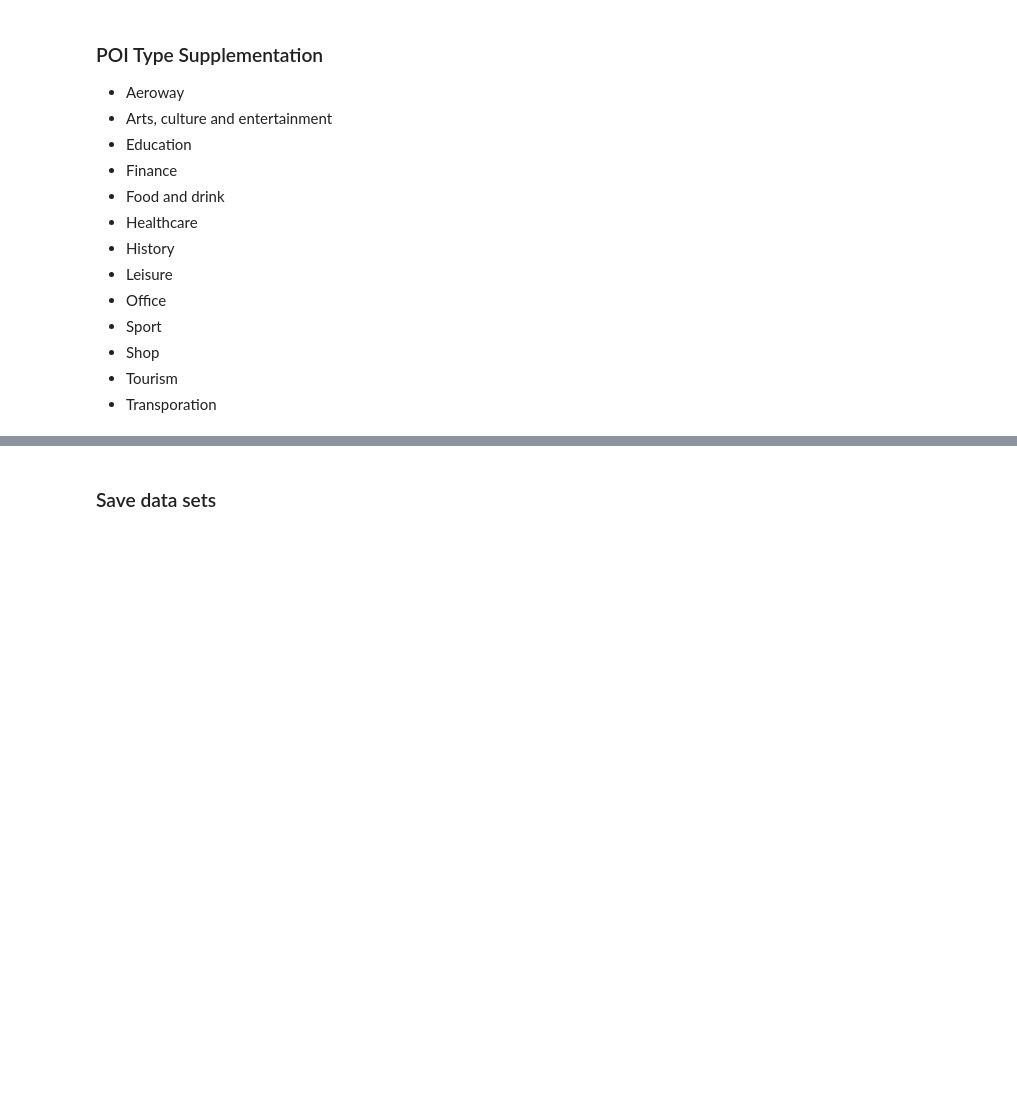
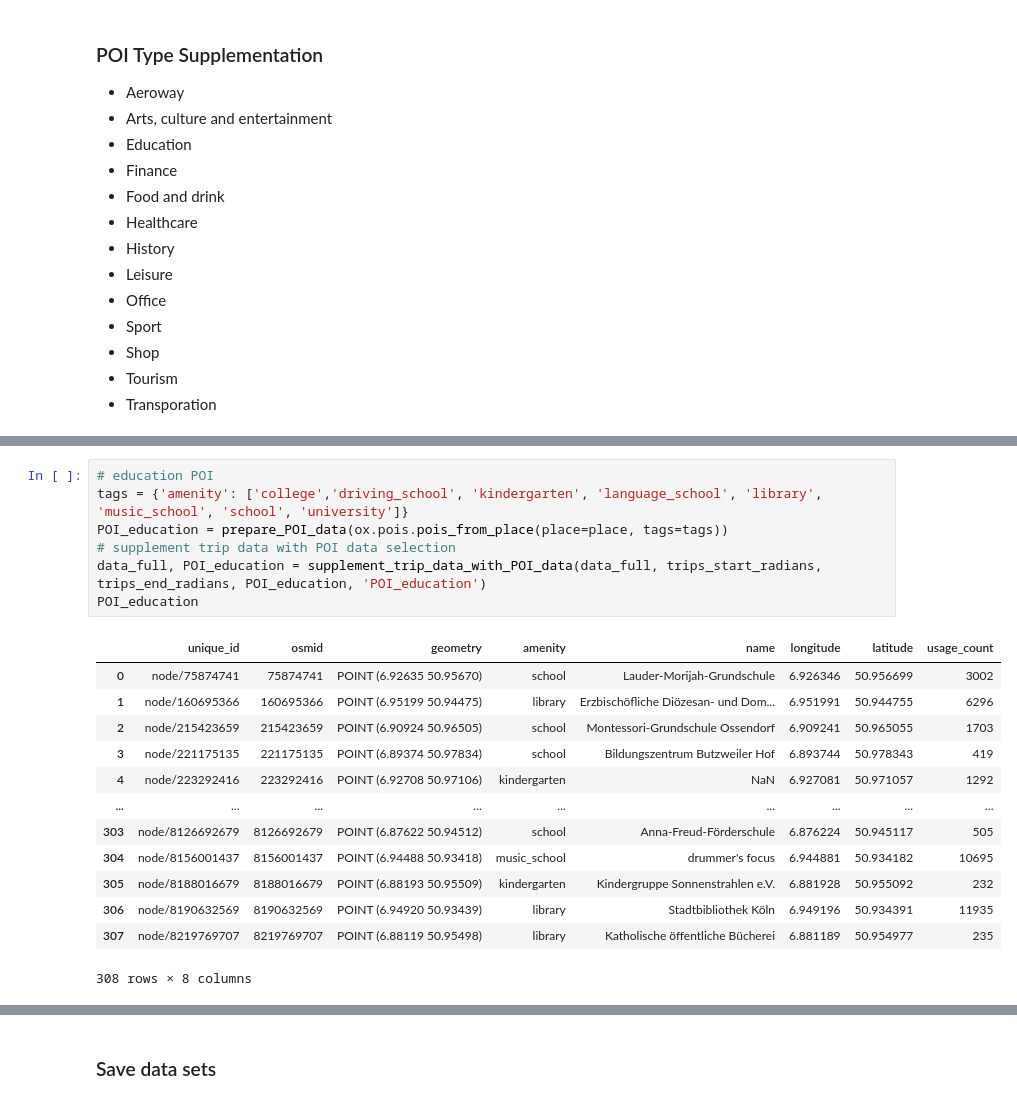
Before and after one commit to richardbor/bachelor_thesis, a Jupyter notebook: data_supplementation.ipynb, the cells around one changed output, grey strips where cells are left out. Cells and saved outputs as stored; diff of their text form; blank space fills up the shorter version.

```diff
--- a/data_supplementation.ipynb
+++ b/data_supplementation.ipynb
@@ -596,0 +234,21 @@ POI_transport
+# %%
+# education POI
+tags = {'amenity': ['college','driving_school', 'kindergarten', 'language_school', 'library', 'music_school', 'school', 'university']}
+POI_education = prepare_POI_data(ox.pois.pois_from_place(place=place, tags=tags))
+# supplement trip data with POI data selection
+data_full, POI_education = supplement_trip_data_with_POI_data(data_full, trips_start_radians, trips_end_radians, POI_education, 'POI_education')
+POI_education
+# %% [output]
+|  | unique_id | osmid | geometry | amenity | name | longitude | latitude | usage_count |
+| 0 | node/75874741 | 75874741 | POINT (6.92635 50.95670) | school | Lauder-Morijah-Grundschule | 6.926346 | 50.956699 | 3002 |
+| 1 | node/160695366 | 160695366 | POINT (6.95199 50.94475) | library | Erzbischöfliche Diözesan- und Dom... | 6.951991 | 50.944755 | 6296 |
+| 2 | node/215423659 | 215423659 | POINT (6.90924 50.96505) | school | Montessori-Grundschule Ossendorf | 6.909241 | 50.965055 | 1703 |
+| 3 | node/221175135 | 221175135 | POINT (6.89374 50.97834) | school | Bildungszentrum Butzweiler Hof | 6.893744 | 50.978343 | 419 |
+| 4 | node/223292416 | 223292416 | POINT (6.92708 50.97106) | kindergarten | NaN | 6.927081 | 50.971057 | 1292 |
+| ... | ... | ... | ... | ... | ... | ... | ... | ... |
+| 303 | node/8126692679 | 8126692679 | POINT (6.87622 50.94512) | school | Anna-Freud-Förderschule | 6.876224 | 50.945117 | 505 |
+| 304 | node/8156001437 | 8156001437 | POINT (6.94488 50.93418) | music_school | drummer's focus | 6.944881 | 50.934182 | 10695 |
+| 305 | node/8188016679 | 8188016679 | POINT (6.88193 50.95509) | kindergarten | Kindergruppe Sonnenstrahlen e.V. | 6.881928 | 50.955092 | 232 |
+| 306 | node/8190632569 | 8190632569 | POINT (6.94920 50.93439) | library | Stadtbibliothek Köln | 6.949196 | 50.934391 | 11935 |
+| 307 | node/8219769707 | 8219769707 | POINT (6.88119 50.95498) | library | Katholische öffentliche Bücherei | 6.881189 | 50.954977 | 235 |
+308 rows × 8 columns
```
Also changed, not shown: parts of 42 cells of this notebook.
